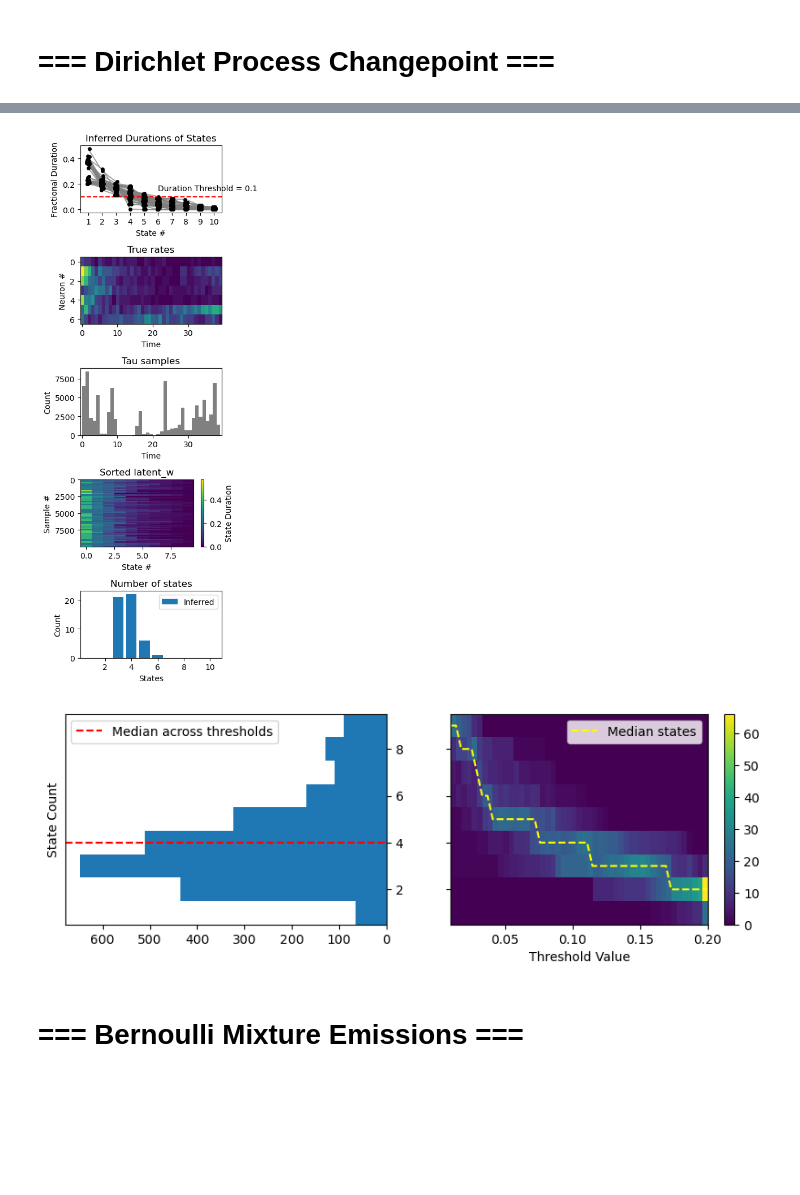
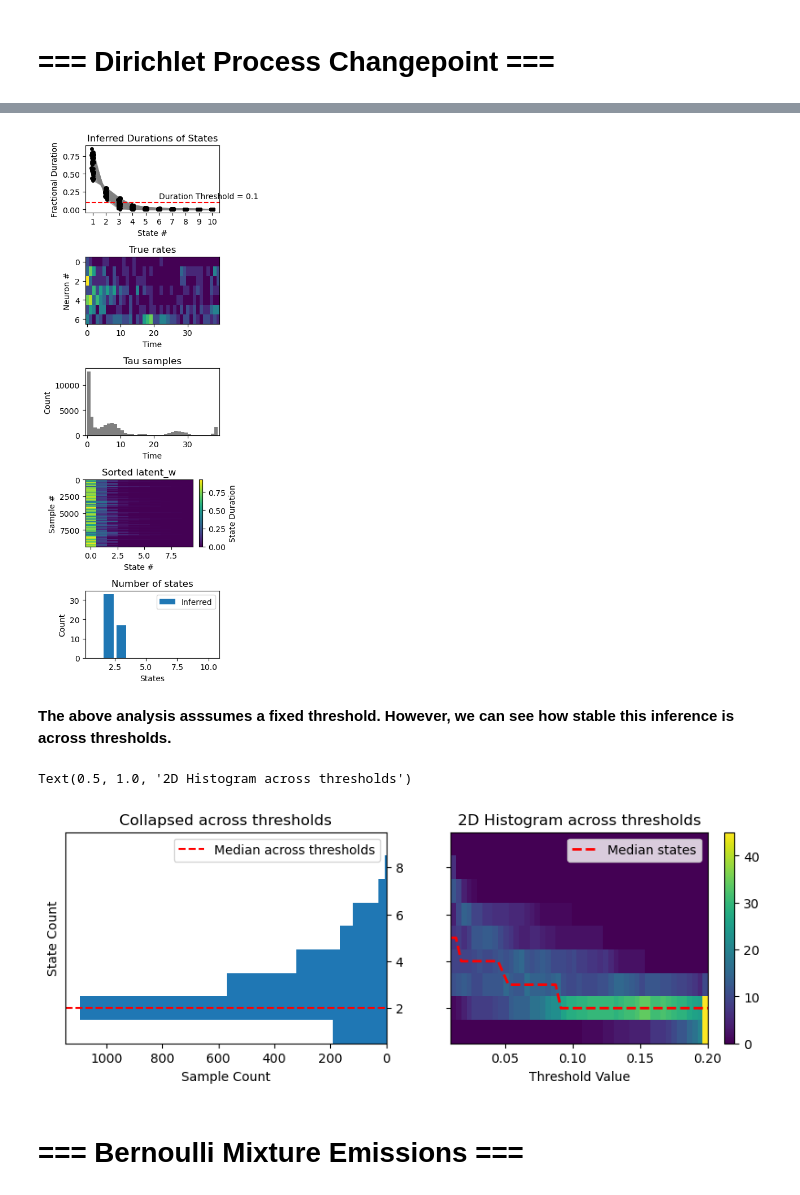
Before and after one commit to abuzarmahmood/pymcon_bayesian_changepoint, a Jupyter notebook: Bayesian_Changepoint_Zoo_neural_data.ipynb, the cells around one changed output, grey strips where cells are left out. Saved outputs shown, nothing was run; the diff lists cells and outputs as text; code cells hidden in the pictures; blank space fills up the shorter version.

```diff
--- a/Bayesian_Changepoint_Zoo_neural_data.ipynb
+++ b/Bayesian_Changepoint_Zoo_neural_data.ipynb
@@ -285,0 +341,2 @@ Related reading: https://medium.com/@abuzar_mahmood/probabilistically-determinin
+# %%
+dpp_dat = spike_dat[:7].sum(axis=0)
@@ -298,20 +373,19 @@ with pm.Model() as dpp_model:
     # ===================
     # Emissions Variables
     # ===================
-    lambda_latent = pm.Normal('lambda',
-                    mu = 0, sigma = 10,
+    # Exponential prior on Poisson rate
+    lambda_latent = pm.Exponential('lambda',
+                    0.1,
                     shape = (n_nrn, max_states))
 
     # =====================
     # Changepoint Variables
     # =====================
-
-    # Hyperpriors on alpha
-    a_gamma = pm.Gamma('a_gamma',10,1)
-    b_gamma = pm.Gamma('b_gamma',1.5,1)
+    # Each timeseries is divided into chunks (states) using a
+    # Dirichlet Process, here instantiated using a Stick-Breaking Process
 
     # Concentration parameter for beta
-    alpha = pm.Gamma('alpha', a_gamma, b_gamma)
+    alpha = pm.Gamma('alpha', mu = 10, sigma = 4)
 
     # Draw beta's to calculate stick lengths
     beta = pm.Beta('beta', 1, alpha, shape = max_states)
@@ -321,9 +395,21 @@ with pm.Model() as dpp_model:
 
     # Make sure lengths add to 1, and scale to length of data
     w_latent = pm.Deterministic('w_latent', w_raw / w_raw.sum())
+    # Changepoint locations cumulatively summed state lenghts
     tau = pm.Deterministic('tau', tt.cumsum(w_latent * n_time_bins)[:-1])
 
-    # Weight stack to assign lambda's to point in time
+    # Calculating changing emission rates over time
+    # ==============================================
+    # The likelihood will expect a rate for every datapoint
+    # Therefore, we must use the emission and changepoint variables to construct our inferred rate
+    # We will use sigmoids to generate "temporal states" (see link below)
+
+    # For visual example of how multiplying sigmoids results in "states"
+    # see: https://www.desmos.com/calculator/yisbydv2cq
+
+    # We need to know the timecourse of states determined by "tau"
+    # We will call this the "weight_stack"
+    # See plots below for visualization of generating the "weight_stack"
     weight_stack = pm.math.sigmoid(idx[np.newaxis,:]-tau[:,np.newaxis])
     weight_stack = pm.math.concatenate([np.ones((1,n_time_bins)),weight_stack],axis=0)
     inverse_stack = 1 - weight_stack[1:]
@@ -333,11 +419,12 @@ with pm.Model() as dpp_model:
     # Create timeseries for latent variable (mean emission)
     lambda_ = pm.Deterministic('lambda_',
                                tt.tensordot(
-                                   lambda_latent,
-                                   weight_stack,
+                                   lambda_latent, # neurons x states
+                                   weight_stack, # states x timebins
                                    axes=(1,0)
                                )
                               )
 
-    # Likelihood for observations
-    observation = pm.Normal("obs", mu = lambda_, sigma = 0.1, observed=sum_spikes)
+    # Likelihood
+    # =====================
+    observation = pm.Poisson("obs", lambda_, observed=dpp_dat)
@@ -387,8 +511,10 @@ Transformation time =  0:00:00.860586
 # %%
-gen_plots.gen_dirichlet_plots(dpp_trace, sum_spikes, n_chains, n_time_bins, max_states,
+gen_plots.gen_dirichlet_plots(dpp_trace, dpp_dat, n_chains, n_time_bins, max_states,
                               n_states = None, dur_thresh = 0.1, figsize = (4,10))
 # %% [output]
-[figure, old version]
+[figure, new version]
+# %% [markdown]
+**The above analysis asssumes a fixed threshold. However, we can see how stable this inference is across thresholds.**
 # %%
 mean_w_latent = dpp_trace['posterior']['w_latent'].values.mean(axis=1)
 thresh_vec = np.linspace(0.01, 0.2)
@@ -405,18 +531,23 @@ count_frame = pd.concat([pd.DataFrame(data = dict(thresh = this_thresh, counts =
 # %%
 fig, ax = plt.subplots(1,2, sharey=True, figsize = (10,3))
 im = ax[1].hist2d(*count_frame.values.T, bins = [thresh_vec, state_bins]);
-ax[1].plot(thresh_vec, median_counts, color = 'yellow', linestyle = '--', label = "Median states");
+ax[1].plot(thresh_vec, median_counts, color = 'red', linestyle = '--', linewidth = 2, label = "Median states");
 ax[1].set_xlabel('Threshold Value');
 ax[0].set_ylabel('State Count');
+ax[0].set_xlabel('Sample Count');
 ax[1].legend()
 plt.colorbar(im[3], ax=ax[1])
 ax[0].hist(count_frame['counts'], bins = state_bins, orientation = 'horizontal');
 ax[0].set_xlim(ax[0].get_xlim()[::-1])
 ax[0].yaxis.tick_right()
 ax[0].axhline(np.median(count_frame['counts']), color = 'red', linestyle = '--', label = 'Median across thresholds');
 ax[0].legend();
+
+ax[0].set_title('Collapsed across thresholds')
+ax[1].set_title('2D Histogram across thresholds')
 # %% [output]
+Text(0.5, 1.0, '2D Histogram across thresholds')
-[figure, old version]
+[figure, new version]
 # %% [markdown]
 # === Bernoulli Mixture Emissions ===
 # %% [markdown]
```
Also changed, not shown: parts of 53 cells of this notebook, 1 other file.
